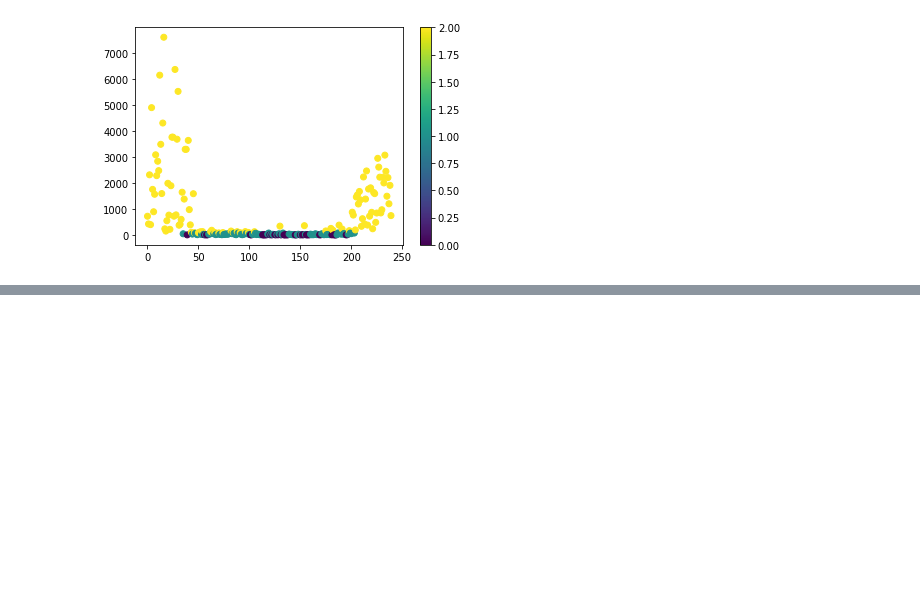
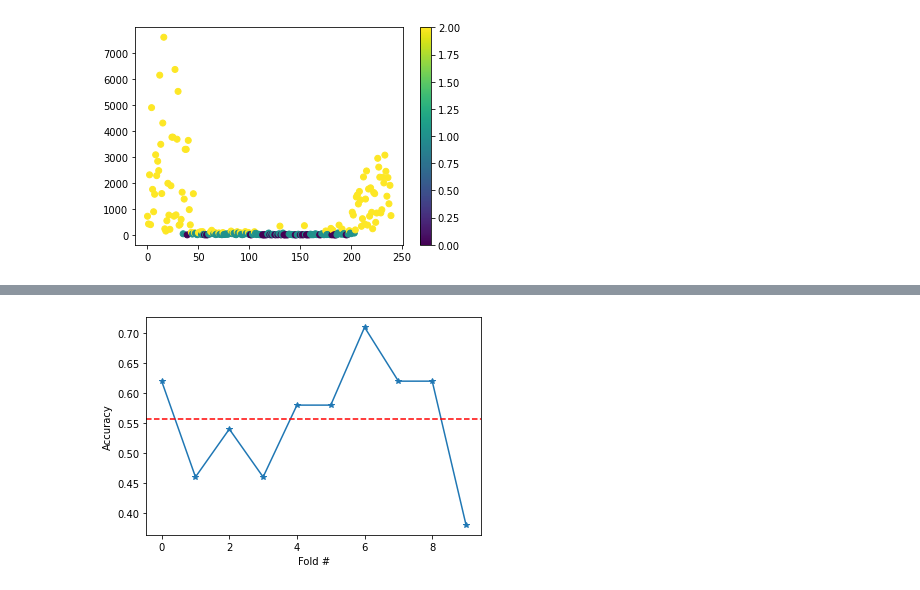
Before and after one commit to nazmulhasan202/WIP_NoteBooks, a Jupyter notebook: Classification of Porosity Level.ipynb, the cells around one changed output, grey strips where cells are left out. Drawn from its saved outputs; the diff is of its cells as text; code cells hidden in the pictures; blank space fills up the shorter version.

```diff
--- a/Classification of Porosity Level.ipynb
+++ b/Classification of Porosity Level.ipynb
@@ -818,0 +820,9 @@ kFold_test_accuracy, kFold_train_accuracy
+# %%
+avg_accuracy = sum(test_accuracy_list)/len(test_accuracy_list)
+plt.plot(test_accuracy_list,'*-')
+plt.axhline(avg_accuracy,color='red', linestyle='--')
+plt.xlabel('Fold #')
+plt.ylabel('Accuracy')
+plt.show()
+# %% [output]
+[figure, added]
```
Also changed, not shown: parts of 24 cells of this notebook, 3 other files.
